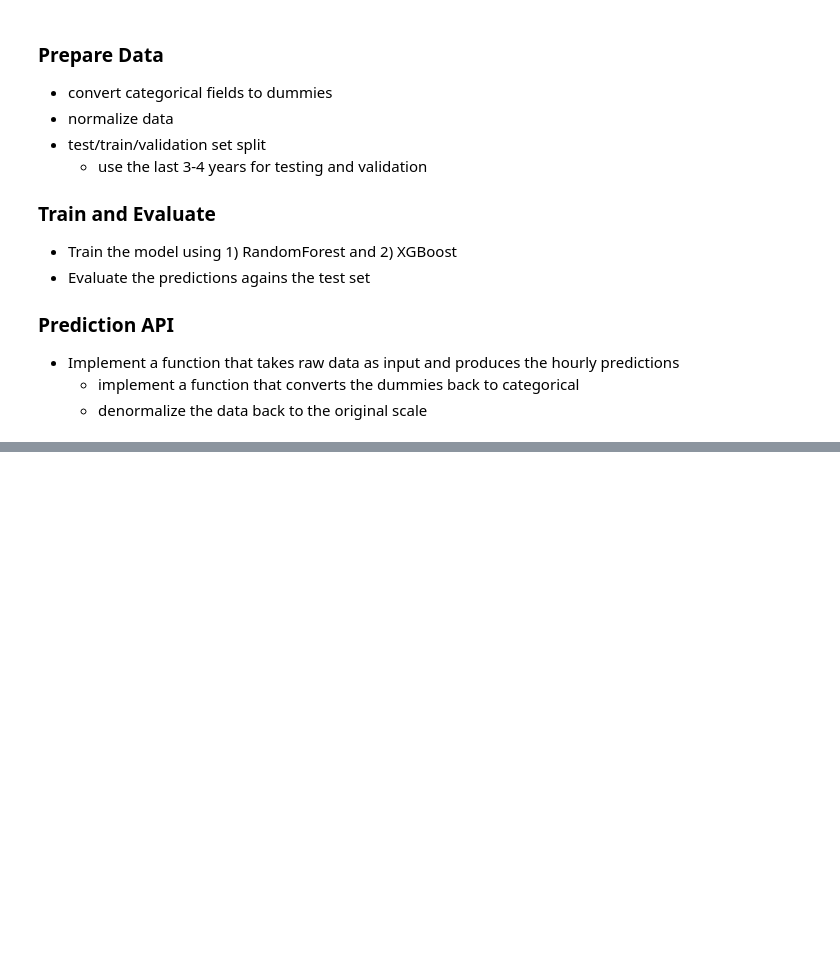
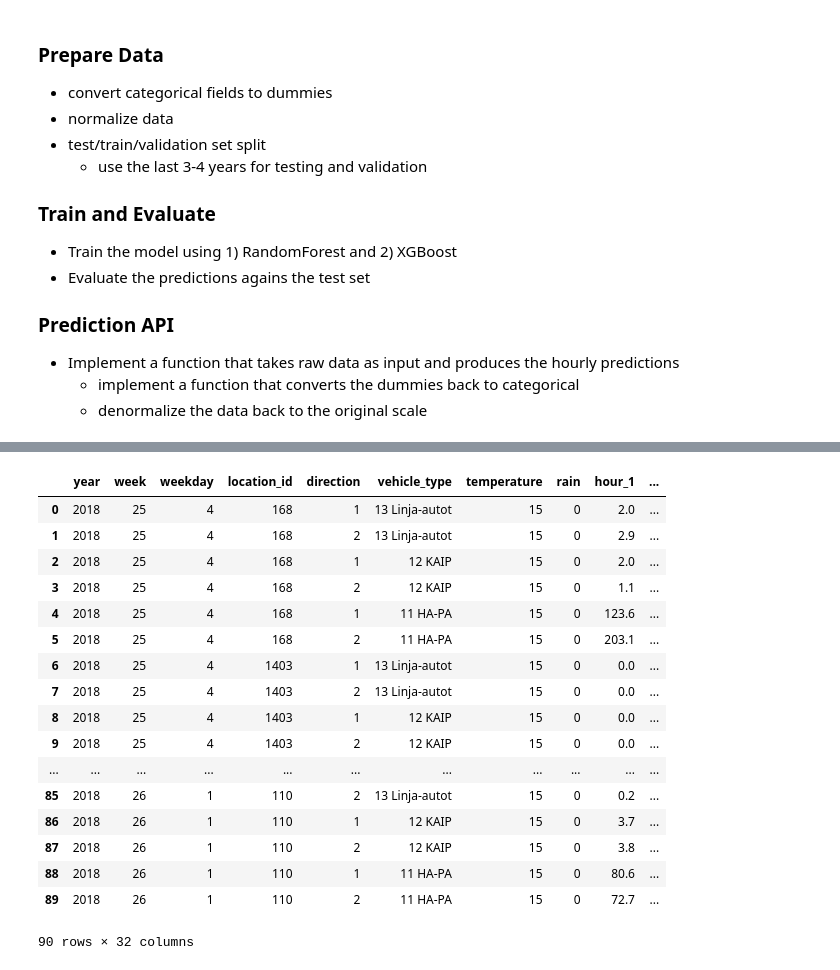
Before and after one commit to veicco/bcg-gamma, a Jupyter notebook: the model.ipynb, the cells around one changed output, grey strips where cells are left out. Saved outputs shown, nothing was run; the diff lists cells and outputs as text; code cells hidden in the pictures; blank space fills up the shorter version.

Commit message:
generate prediction series

```diff
--- a/the model.ipynb
+++ b/the model.ipynb
@@ -76,7 +126,11 @@ def predict(row, model):
 # split the raw data to train and test sets
 raw_data = pd.read_csv("refined_dataset.csv").sort_values(by="date")
 raw_data = raw_data.drop(["sum", "location_name", "midsummer_week", "date"], axis=1)
-train_formatted_data = to_train_format(raw_data)
+
+model_data = raw_data[:-100]
+validation_data = raw_data[-100:]
+
+train_formatted_data = to_train_format(model_data)
 X_train, X_test, Y_train, Y_test = train_test_split(train_formatted_data)
 
 # random forest regression model
@@ -113,0 +177,21 @@ pd.concat([row, predict(row, model)]).fillna("").transpose()
+# %%
+generate_prediction_series(model)
+# %% [output]
+|  | year | week | weekday | location_id | direction | vehicle_type | temperature | rain | hour_1 | ... |
+| 0 | 2018 | 25 | 4 | 168 | 1 | 13 Linja-autot | 15 | 0 | 2.0 | ... |
+| 1 | 2018 | 25 | 4 | 168 | 2 | 13 Linja-autot | 15 | 0 | 2.9 | ... |
+| 2 | 2018 | 25 | 4 | 168 | 1 | 12 KAIP | 15 | 0 | 2.0 | ... |
+| 3 | 2018 | 25 | 4 | 168 | 2 | 12 KAIP | 15 | 0 | 1.1 | ... |
+| 4 | 2018 | 25 | 4 | 168 | 1 | 11 HA-PA | 15 | 0 | 123.6 | ... |
+| 5 | 2018 | 25 | 4 | 168 | 2 | 11 HA-PA | 15 | 0 | 203.1 | ... |
+| 6 | 2018 | 25 | 4 | 1403 | 1 | 13 Linja-autot | 15 | 0 | 0.0 | ... |
+| 7 | 2018 | 25 | 4 | 1403 | 2 | 13 Linja-autot | 15 | 0 | 0.0 | ... |
+| 8 | 2018 | 25 | 4 | 1403 | 1 | 12 KAIP | 15 | 0 | 0.0 | ... |
+| 9 | 2018 | 25 | 4 | 1403 | 2 | 12 KAIP | 15 | 0 | 0.0 | ... |
+| ... | ... | ... | ... | ... | ... | ... | ... | ... | ... | ... |
+| 85 | 2018 | 26 | 1 | 110 | 2 | 13 Linja-autot | 15 | 0 | 0.2 | ... |
+| 86 | 2018 | 26 | 1 | 110 | 1 | 12 KAIP | 15 | 0 | 3.7 | ... |
+| 87 | 2018 | 26 | 1 | 110 | 2 | 12 KAIP | 15 | 0 | 3.8 | ... |
+| 88 | 2018 | 26 | 1 | 110 | 1 | 11 HA-PA | 15 | 0 | 80.6 | ... |
+| 89 | 2018 | 26 | 1 | 110 | 2 | 11 HA-PA | 15 | 0 | 72.7 | ... |
+90 rows × 32 columns
```
Also changed, not shown: parts of 6 cells of this notebook.
